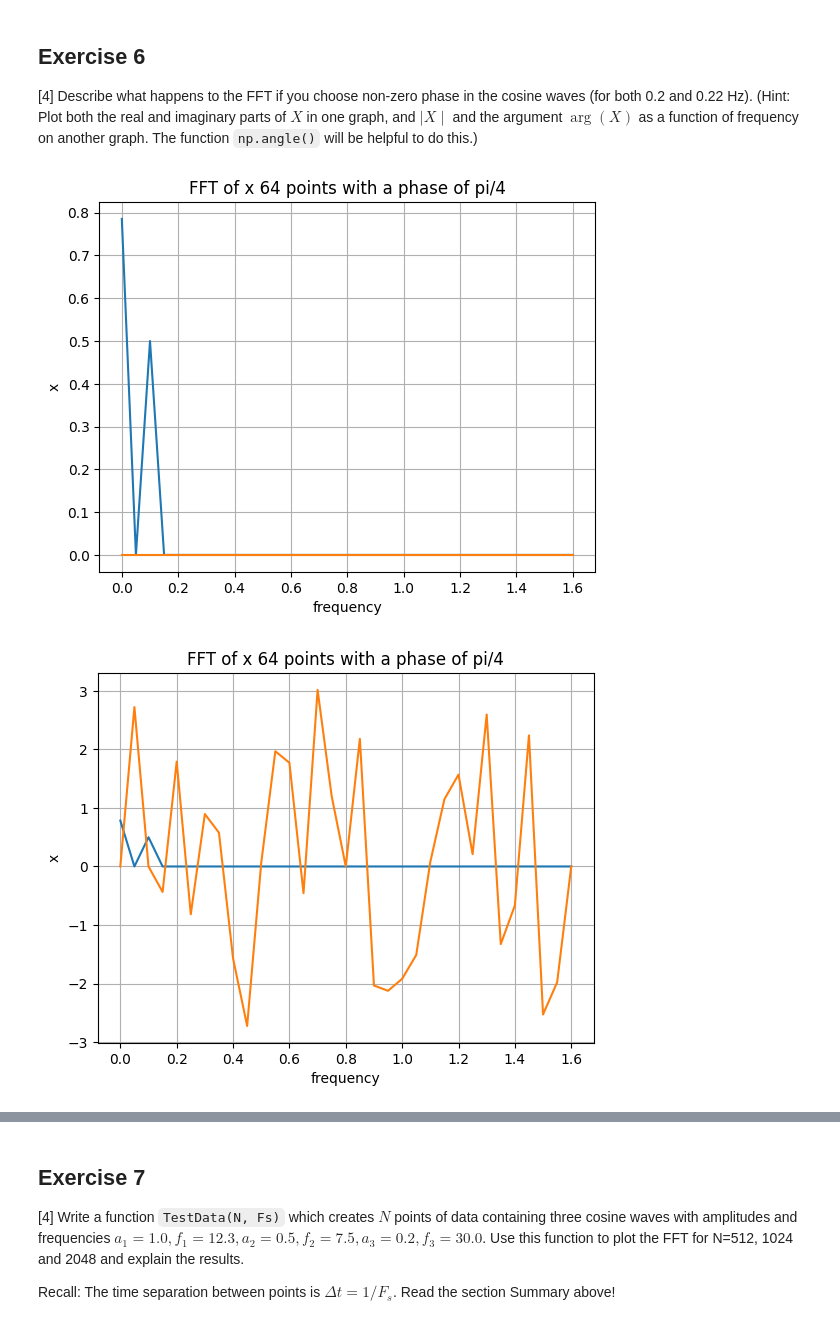
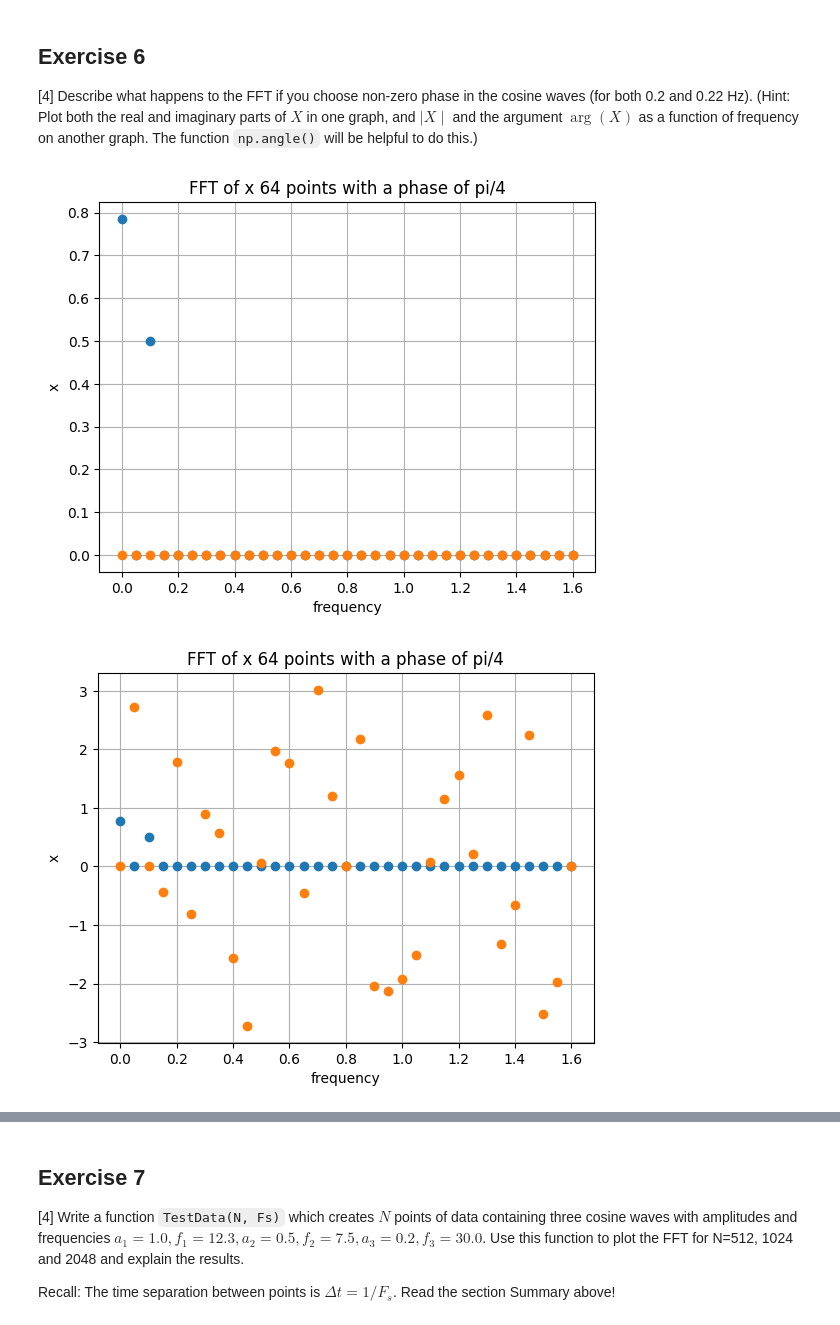
Before and after one commit to PX2145-2025/week-10-b-Williams-Carys, a Jupyter notebook: FFT.ipynb, the cells around one changed output, grey strips where cells are left out. Cells and saved outputs as stored; diff of their text form; code cells hidden in the pictures.

```diff
--- a/FFT.ipynb
+++ b/FFT.ipynb
@@ -447,37 +447,37 @@ plt.show()
 # %%
 N=64
 tau = 10.0
 t = np.linspace(0, tau, N, endpoint=False)
 f = 0.2
 x = np.cos(2*np.pi*f*t) + np.pi/4
 
 def Spectrum1(x, Fs): #redefined new function with the new f value
     N = len(x)
     frq = (float(Fs)/N)*np.arange(0, N/2+1)
     X = fft(x)/N
     X = X[0:N//2+1]
     return frq , X
 tau = 20
 Fs = N/tau
 frq_plot, X_plot  = Spectrum1(x, Fs)
-plt.plot(frq_plot, X_plot.real) #taking only the real parts
-plt.plot(frq_plot, X_plot.imag) #taking the imaginary parts
+plt.plot(frq_plot, X_plot.real, 'o') #taking only the real parts
+plt.plot(frq_plot, X_plot.imag, 'o') #taking the imaginary parts
 plt.title('FFT of x '+str(N)+' points with a phase of pi/4')
 plt.xlabel('frequency')
 plt.ylabel('x')
 plt.grid()
 plt.show()
 
-plt.plot(frq_plot, np.abs(X_plot)) #taking the modulus/ positive values
-plt.plot(frq_plot, np.angle(X_plot))#getting the argument
+plt.plot(frq_plot, np.abs(X_plot), 'o') #taking the modulus/ positive values
+plt.plot(frq_plot, np.angle(X_plot), 'o')#getting the argument
 plt.title('FFT of x '+str(N)+' points with a phase of pi/4')
 plt.xlabel('frequency')
 plt.ylabel('x')
 plt.grid()
 plt.show()
 # %% [output]
-[figure, old version]
+[figure, new version]
-[figure, old version]
+[figure, new version]
 # %%
 N=64
 tau = 10.0
```
Also changed, not shown: parts of 2 cells of this notebook.
